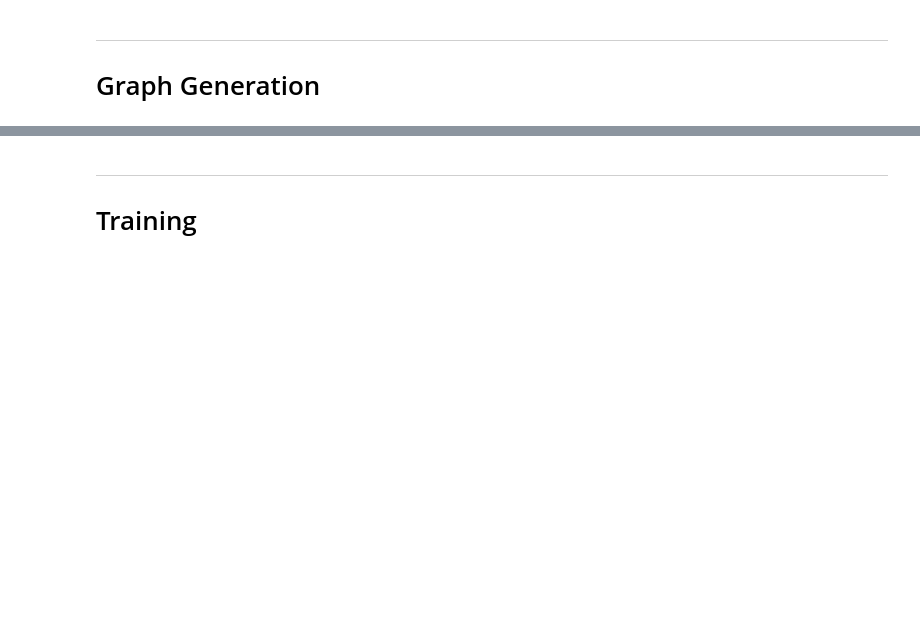
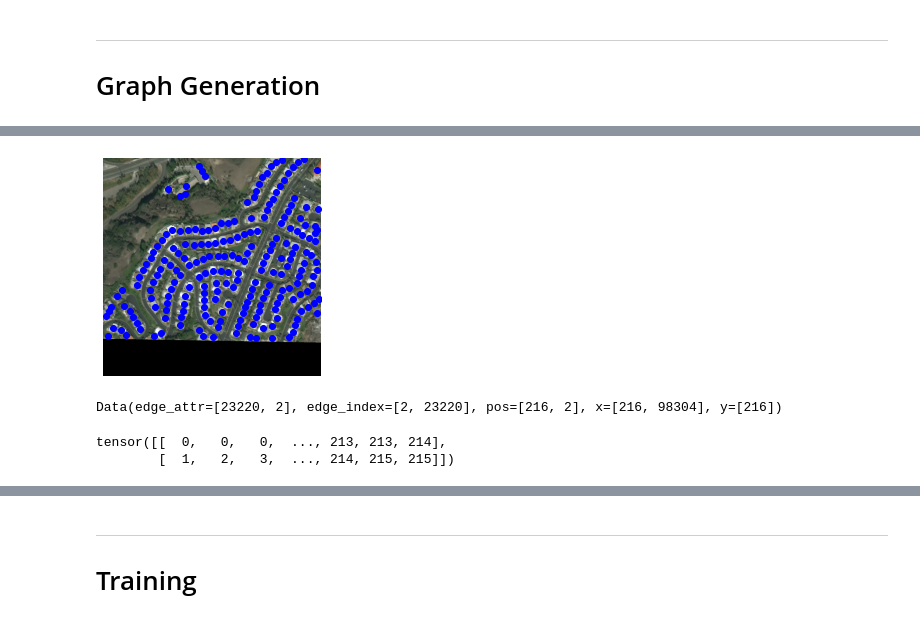
Before and after one commit to ali-ism/GCN-Disaster-Damage-thesis, a Jupyter notebook: playground.ipynb, the cells around one changed output, grey strips where cells are left out. Drawn from its saved outputs; the diff is of its cells as text; code cells hidden in the pictures; blank space fills up the shorter version.

```diff
--- a/playground.ipynb
+++ b/playground.ipynb
@@ -68,0 +106,14 @@ len(processed_files)
+# %%
+from visualization import plot_on_image
+plot_on_image(labels, 'train', 'socal-fire_00000908')
+# %% [output]
+[figure, added]
+# %%
+data
+# %% [output]
+Data(edge_attr=[23220, 2], edge_index=[2, 23220], pos=[216, 2], x=[216, 98304], y=[216])
+# %%
+data.edge_index
+# %% [output]
+tensor([[  0,   0,   0,  ..., 213, 213, 214],
+        [  1,   2,   3,  ..., 214, 215, 215]])
```
Also changed, not shown: parts of 12 cells of this notebook, 5 other files.
